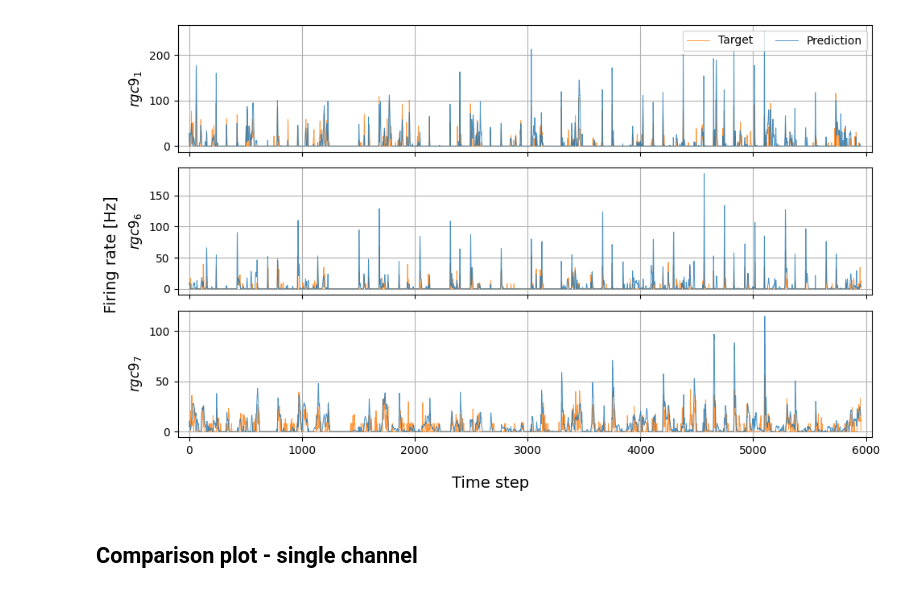
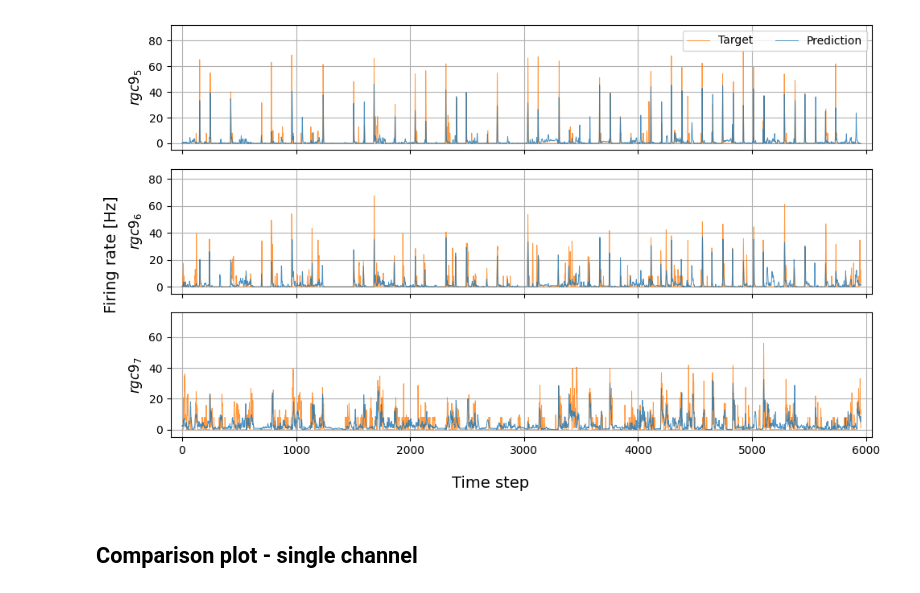
Before and after one commit to JankowskiDaniel/Neural-Deep-Retina, a Jupyter notebook: notebooks/11-prediction-plots.ipynb, the cells around one changed output. Drawn from its saved outputs; the diff is of its cells as text; code cells hidden in the pictures.

Commit message:
Added analysis plots

```diff
--- a/notebooks/11-prediction-plots.ipynb
+++ b/notebooks/11-prediction-plots.ipynb
@@ -33,6 +33,9 @@ def visualize_outputs_and_targets(
     )
 
     for i, (ax, channel) in enumerate(zip(fig.axes, selected_channels)):
+        target_series = targets.iloc[:, channel]
+        y_min = target_series.min() - 5
+        y_max = target_series.max() + 10
         # Plot target in orange
         sns.lineplot(
             data=targets.iloc[:, channel],
@@ -56,6 +59,7 @@ def visualize_outputs_and_targets(
 
         # Labels and formatting
         ax.set_ylabel(channel_labels[channel], fontsize=12)
+        ax.set_ylim(-5, y_max + 10)
         ax.tick_params(axis='both', labelsize=10)
         ax.set_xlim(-100, len(targets) + 100)
         ax.grid(True)
@@ -85,27 +89,27 @@ def visualize_outputs_and_targets(
 # %%
 # csv_dir = Path("predictions")
 # model_name = "3D"
 
 # targets = pd.read_csv(csv_dir / model_name / "unscaled_targets.csv")
 # predictions = pd.read_csv(csv_dir / model_name / "unscaled_outputs.csv")
-targets = pd.read_csv("unscaled_targets.csv", sep=",")
-predictions = pd.read_csv("EXP_REG_OgLinear_15x11_40_mse_9_STEP_1_RUN_4.csv", sep=",")
+targets = pd.read_csv("samples/unscaled_targets_9.csv", sep=",")
+predictions = pd.read_csv("samples/EXP_REG_SimpleLTC_40_mse_9_STEP_1_RUN_2.csv", sep=",")
 
 num_channels = 9 # 9, 14, 27
 dataset_name = "rgc"
-selected_channels = [0, 5, 6]
+selected_channels = [4, 5,6]
 
 visualize_outputs_and_targets(
     targets=targets,
     plots_dir=Path("plots"),
-    file_name="test.pdf",
+    file_name="LTC_9_3-6-7.pdf",
     return_fig=False,
     selected_channels=selected_channels,  # Example of selecting specific channels
     channel_labels=[f"${dataset_name}{num_channels}_{{{c+1}}}$" for c in range(num_channels)],
     predictions=predictions
 )
 # %% [output]
-[figure, old version]
+[figure, new version]
 # %% [markdown]
 ## Comparison plot - single channel
 # %%
```
Also changed, not shown: parts of 17 cells of this notebook.
